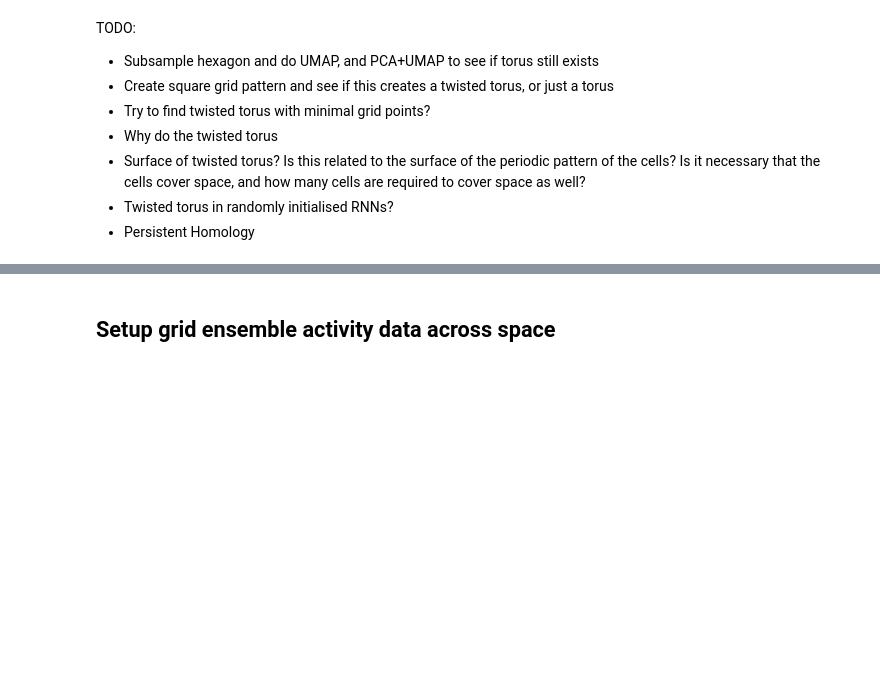
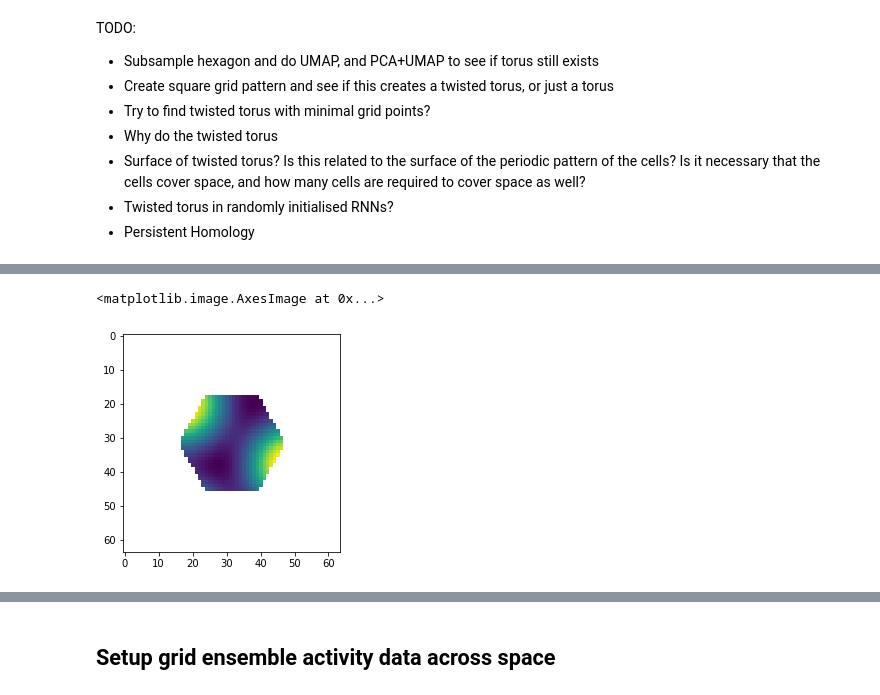
Before and after one commit to bioAI-Oslo/CI-grid-cells, a Jupyter notebook: dev/low-dim-Copy1.ipynb, the cells around one changed output, grey strips where cells are left out. Cells and saved outputs as stored; diff of their text form; code cells hidden in the pictures; blank space fills up the shorter version.

```diff
--- a/dev/low-dim-Copy1.ipynb
+++ b/dev/low-dim-Copy1.ipynb
@@ -86,3 +90,10 @@ for i in range(6):
+# %%
+masked_ratemaps = gridmodule.masked_ratemaps(board)
+# %%
+plt.imshow(masked_ratemaps[0])
+# %% [output]
+<matplotlib.image.AxesImage at 0x...>
+[figure, added]
 # %%
 # sanity check for uniformedness
 plt.close()
```
Also changed, not shown: parts of 16 cells of this notebook, 1 other file.
